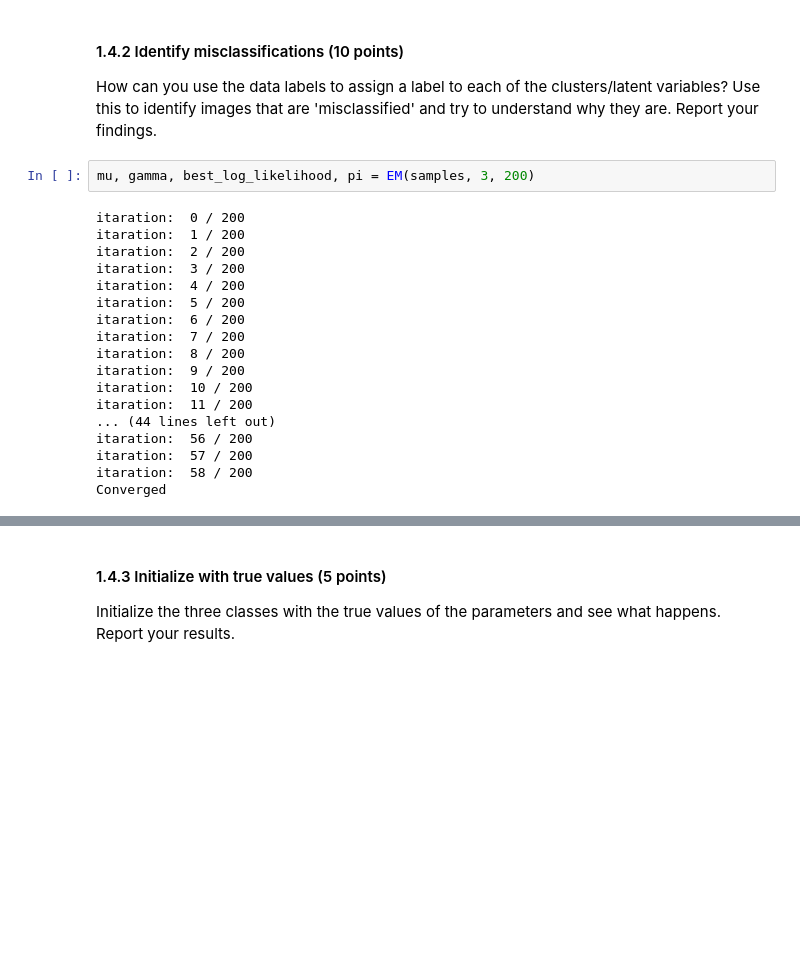
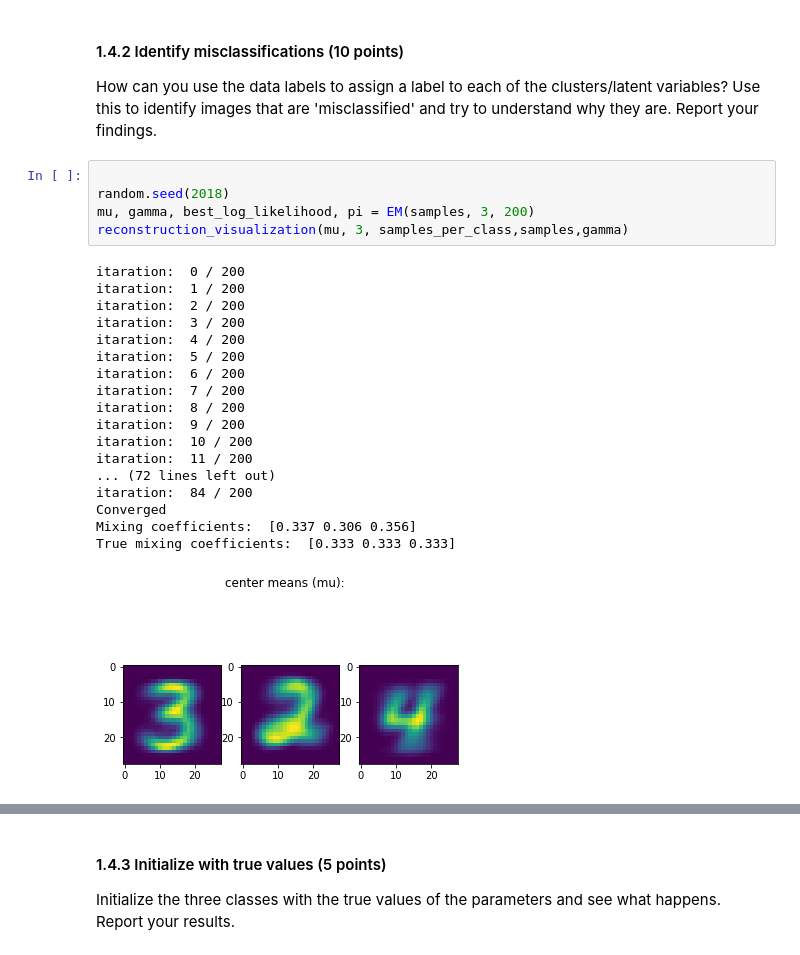
Before and after one commit to JappaB/ML2, a Jupyter notebook: lab3/10260250_10437215_lab3.ipynb, the cells around one changed output, grey strips where cells are left out. Drawn from its saved outputs; the diff is of its cells as text; blank space fills up the shorter version.

```diff
--- a/lab3/10260250_10437215_lab3.ipynb
+++ b/lab3/10260250_10437215_lab3.ipynb
@@ -372,22 +381,26 @@ With a K smaller than the true number of classes, the reconstructed digits are m
 #### 1.4.2 Identify misclassifications (10 points)
 How can you use the data labels to assign a label to each of the clusters/latent variables? Use this to identify images that are 'misclassified' and try to understand why they are. Report your findings.
 # %%
+
+random.seed(2018)
 mu, gamma, best_log_likelihood, pi = EM(samples, 3, 200)
+reconstruction_visualization(mu, 3, samples_per_class,samples,gamma)
 # %% [output]
 itaration:  0 / 200
 itaration:  1 / 200
 itaration:  2 / 200
 itaration:  3 / 200
 itaration:  4 / 200
 itaration:  5 / 200
 itaration:  6 / 200
 itaration:  7 / 200
 itaration:  8 / 200
 itaration:  9 / 200
 itaration:  10 / 200
 itaration:  11 / 200
-... (44 lines left out)
-itaration:  56 / 200
-itaration:  57 / 200
-itaration:  58 / 200
+... (72 lines left out)
+itaration:  84 / 200
 Converged
+Mixing coefficients:  [0.337 0.306 0.356]
+True mixing coefficients:  [0.333 0.333 0.333]
+[figure, added]
```
Also changed, not shown: parts of 20 cells of this notebook.
